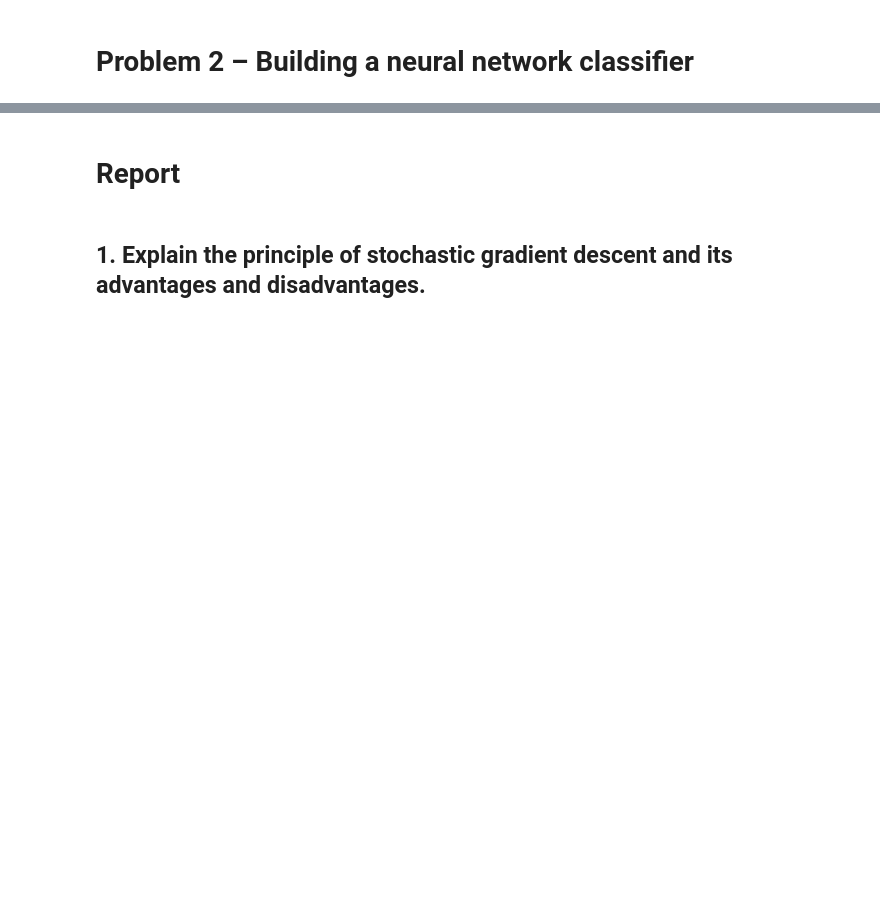
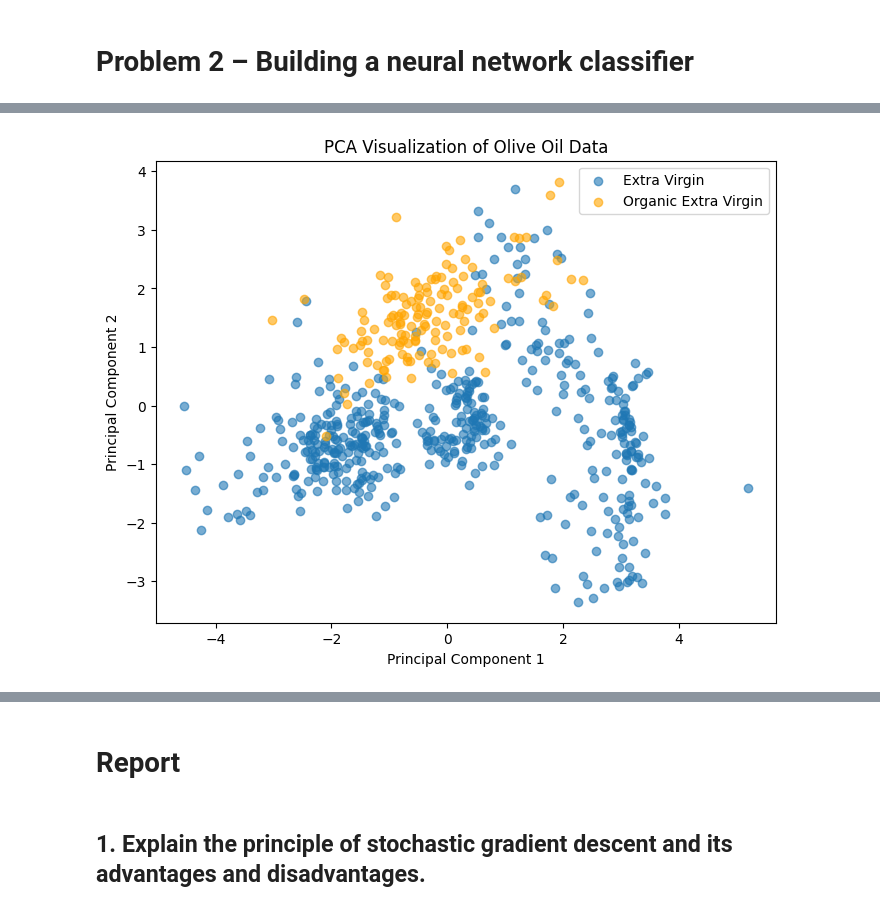
Before and after one commit to Python-Neiva/CNN-housing-ca-olive-oil, a Jupyter notebook: Neural_Networks_assignment_2.ipynb, the cells around one changed output, grey strips where cells are left out. Saved outputs shown, nothing was run; the diff lists cells and outputs as text; code cells hidden in the pictures; blank space fills up the shorter version.

```diff
--- a/Neural_Networks_assignment_2.ipynb
+++ b/Neural_Networks_assignment_2.ipynb
@@ -713,0 +785,4 @@ Final R2: -3.2227
+# %%
+minority_class = X[y == 1]
+
+print(minority_class)
@@ -713,0 +807,24 @@ Final R2: -3.2227
+# %%
+gmm = GaussianMixture(n_components=1, random_state=42)
+gmm.fit(minority_class)
+synthetic_samples, _ = gmm.sample(50)
+# %%
+# Combine synthetic samples with the original dataset
+X_combined = np.vstack([X, synthetic_samples])
+y_combined = np.hstack([y, np.ones(50)])
+# %%
+# PCA for Visualization
+pca = PCA(n_components=2)
+X_pca = pca.fit_transform(X_combined)
+# %%
+# Plot PCA results
+plt.figure(figsize=(8, 6))
+plt.scatter(X_pca[y_combined == 0, 0], X_pca[y_combined == 0, 1], label="Extra Virgin", alpha=0.6)
+plt.scatter(X_pca[y_combined == 1, 0], X_pca[y_combined == 1, 1], label="Organic Extra Virgin", alpha=0.6, color='orange')
+plt.title("PCA Visualization of Olive Oil Data")
+plt.xlabel("Principal Component 1")
+plt.ylabel("Principal Component 2")
+plt.legend()
+plt.show()
+# %% [output]
+[figure, added]
```
Also changed, not shown: parts of 37 cells of this notebook.
